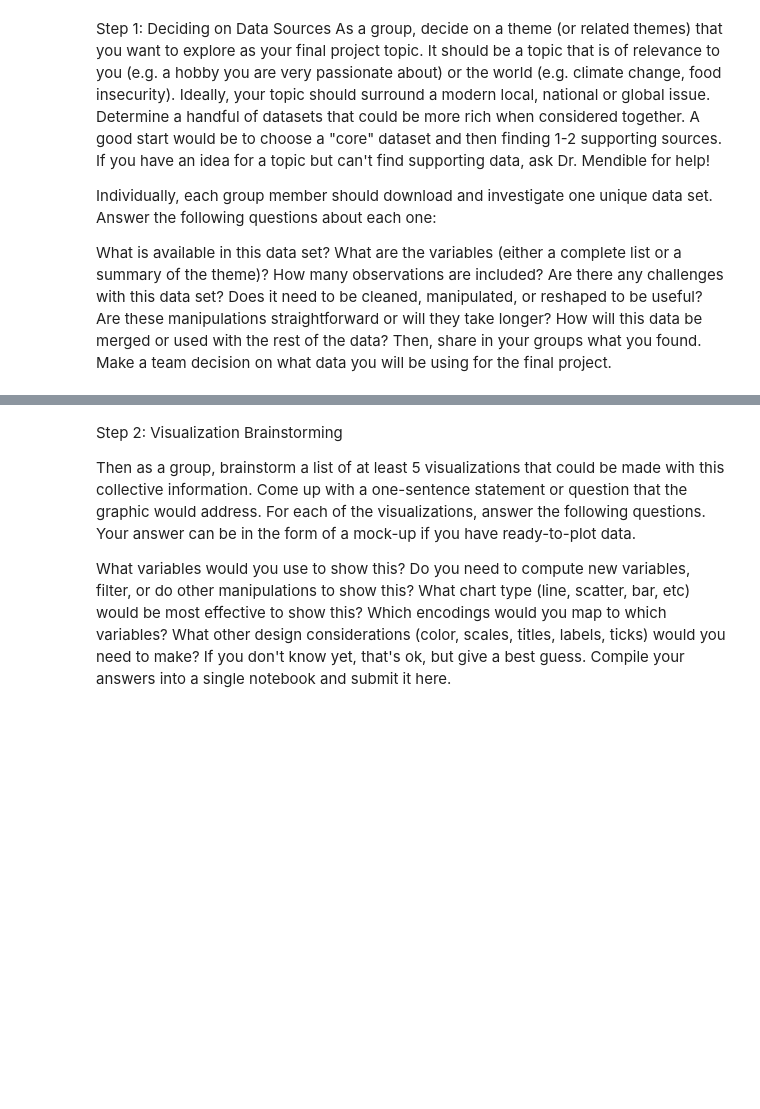
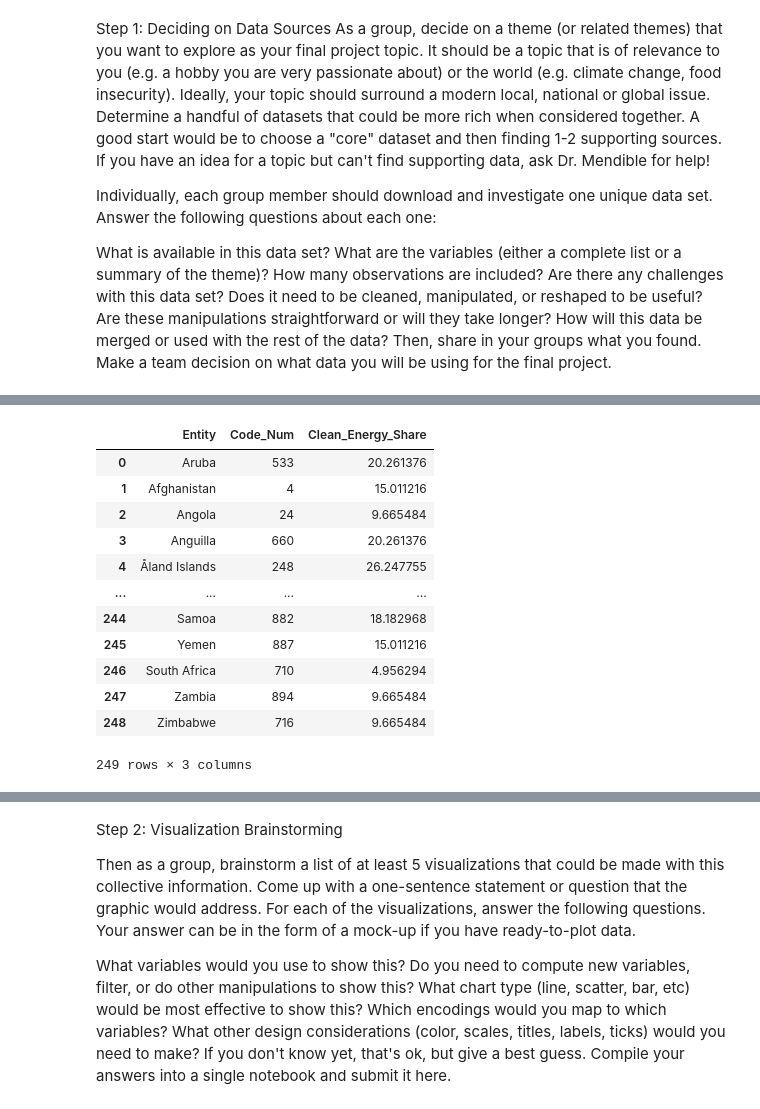
Before and after one commit to roy-y-2023/data3310, a Jupyter notebook: FinalProject/DATA_3310_Final_Project_Roy.ipynb, the cells around one changed output, grey strips where cells are left out. Cells and saved outputs as stored; diff of their text form; code cells hidden in the pictures; blank space fills up the shorter version.

```diff
--- a/FinalProject/DATA_3310_Final_Project_Roy.ipynb
+++ b/FinalProject/DATA_3310_Final_Project_Roy.ipynb
@@ -89,3 +87,76 @@ energy_consumption_by_source_and_country_df.head()
 | 179 | Algeria | DZA | 2024 | 0.000000 | 0.000000 | 1.672863 | 0.039131 | 0.124829 | 0.000000 | 505.47590 | ... |
 | 239 | Angola | AGO | 2024 | NaN | 0.000000 | NaN | NaN | NaN | 0.000000 | NaN | ... |
 | 299 | Argentina | ARG | 2024 | 8.232407 | 14.633476 | 9.671616 | 39.432907 | 72.362910 | 25.485405 | 456.22565 | ... |
+# %%
+continent_entity_map = {
+    "Africa": "Africa",
+    "Asia": "Asia",
+    "Europe": "Europe",
+    "North America": "North America",
+    "South America": "South America",
+    "Oceania": "Oceania",
+    "Antarctica": None,
+}
+
+# Build fast dict lookups once — keyed by alpha-3 code, dropping NaN shares
+_valid = energy_consumption_by_source_and_country_df.dropna(subset=["Clean_Energy_Share"])
+code_to_share = _valid.set_index("Code")["Clean_Energy_Share"].to_dict()
+code_to_entity = _valid.set_index("Code")["Entity"].to_dict()
+# Continent fallback lookup keyed by entity name
+entity_to_share = energy_consumption_by_source_and_country_df.set_index("Entity")["Clean_Energy_Share"].to_dict()
+
+# Hardcoded fallback for countries pycountry_convert can't resolve
+alpha2_continent_fallback = {
+    "AQ": None,
+    "BV": None,
+    "HM": None,
+    "TF": "Africa",
+    "EH": "Africa",
+    "PN": "Oceania",
+    "SX": "North America",
+    "TL": "Asia",
+    "UM": "North America",
+    "VA": "Europe",
+}
+
+def get_continent_share(alpha_2: str) -> float | None:
+    """Return the dataset Clean_Energy_Share for the continent of a given alpha-2 country code."""
+    try:
+        continent_code = pc.country_alpha2_to_continent_code(alpha_2)
+        continent_name = pc.convert_continent_code_to_continent_name(continent_code)
+        continent_entity = continent_entity_map.get(continent_name)
+        return entity_to_share.get(continent_entity) if continent_entity else None
+    except Exception:
+        continent_name = alpha2_continent_fallback.get(alpha_2)
+        return entity_to_share.get(continent_name) if continent_name else None
+
+rows = []
+for country in pycountry.countries:
+    alpha_3 = country.alpha_3
+    alpha_2 = country.alpha_2
+
+    if alpha_3 in code_to_share:
+        entity = code_to_entity[alpha_3]
+        share = code_to_share[alpha_3]
+    else:
+        entity = country.name
+        share = get_continent_share(alpha_2)
+
+    rows.append({"Entity": entity, "Code_Num": int(country.numeric), "Clean_Energy_Share": share})
+
+all_countries_df = pd.DataFrame(rows)
+all_countries_df
+# %% [output]
+|  | Entity | Code_Num | Clean_Energy_Share |
+| 0 | Aruba | 533 | 20.261376 |
+| 1 | Afghanistan | 4 | 15.011216 |
+| 2 | Angola | 24 | 9.665484 |
+| 3 | Anguilla | 660 | 20.261376 |
+| 4 | Åland Islands | 248 | 26.247755 |
+| ... | ... | ... | ... |
+| 244 | Samoa | 882 | 18.182968 |
+| 245 | Yemen | 887 | 15.011216 |
+| 246 | South Africa | 710 | 4.956294 |
+| 247 | Zambia | 894 | 9.665484 |
+| 248 | Zimbabwe | 716 | 9.665484 |
+249 rows × 3 columns
```
Also changed, not shown: parts of 4 cells of this notebook, 2 other files.
